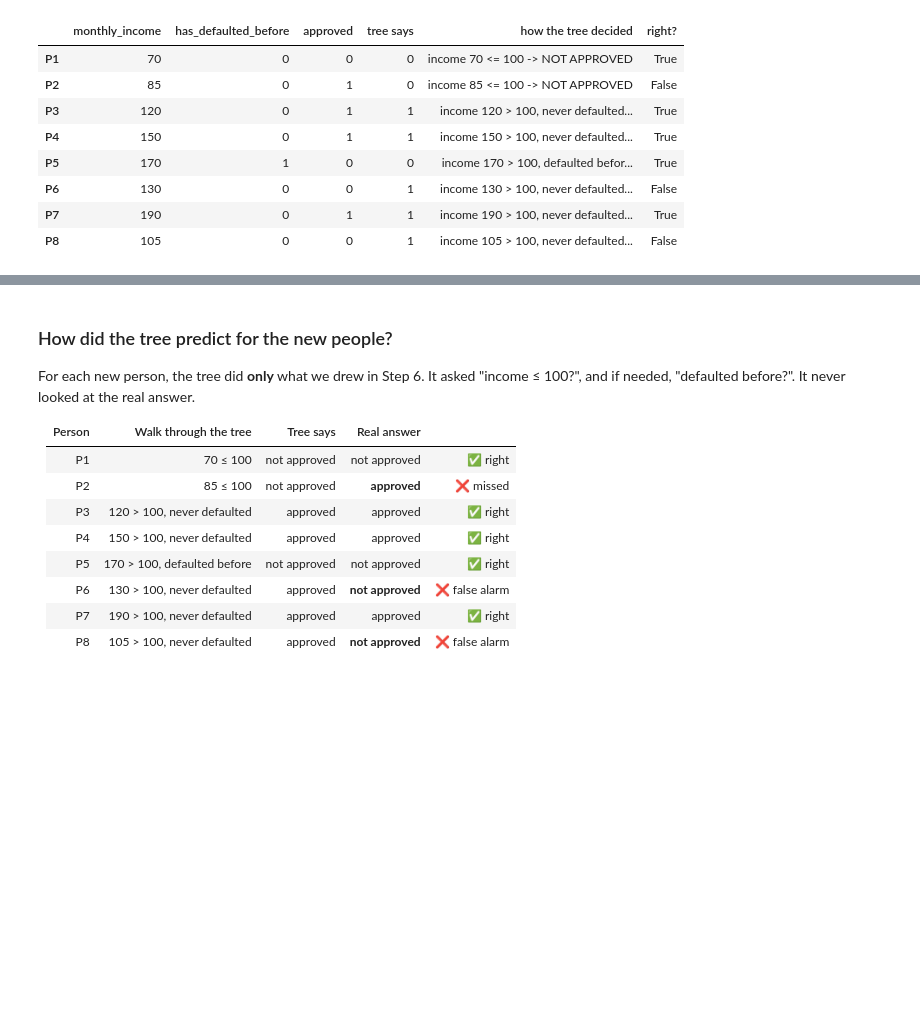
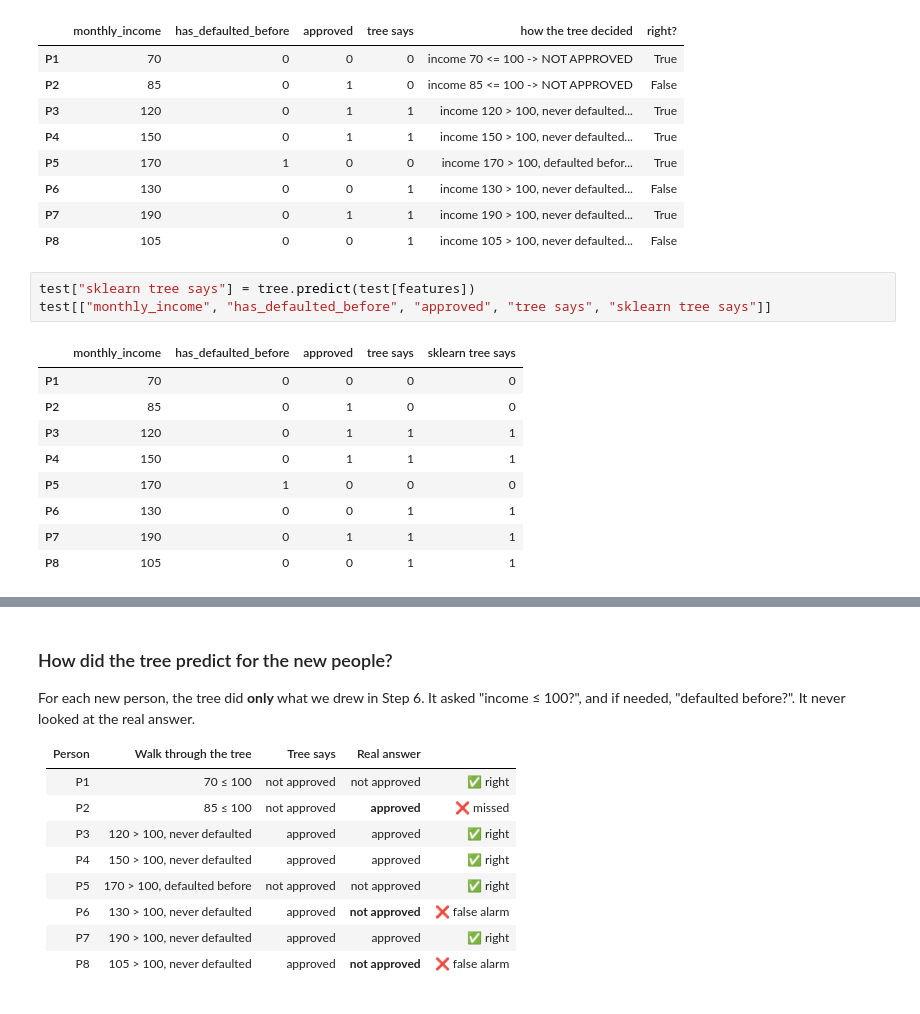
Before and after one commit to sameermakhanii/Python-for-AI-me, a Jupyter notebook: notebooks/Week 4/Day 20/Day_20_Decision_Tree_By_Hand_TEST.ipynb, the cells around one changed output, grey strips where cells are left out. Drawn from its saved outputs; the diff is of its cells as text; blank space fills up the shorter version.

```diff
--- a/notebooks/Week 4/Day 20/Day_20_Decision_Tree_By_Hand_TEST.ipynb
+++ b/notebooks/Week 4/Day 20/Day_20_Decision_Tree_By_Hand_TEST.ipynb
@@ -333,3 +337,16 @@ test
 | P6 | 130 | 0 | 0 | 1 | income 130 > 100, never defaulted... | False |
 | P7 | 190 | 0 | 1 | 1 | income 190 > 100, never defaulted... | True |
 | P8 | 105 | 0 | 0 | 1 | income 105 > 100, never defaulted... | False |
+# %%
+test["sklearn tree says"] = tree.predict(test[features])
+test[["monthly_income", "has_defaulted_before", "approved", "tree says", "sklearn tree says"]]
+# %% [output]
+|  | monthly_income | has_defaulted_before | approved | tree says | sklearn tree says |
+| P1 | 70 | 0 | 0 | 0 | 0 |
+| P2 | 85 | 0 | 1 | 0 | 0 |
+| P3 | 120 | 0 | 1 | 1 | 1 |
+| P4 | 150 | 0 | 1 | 1 | 1 |
+| P5 | 170 | 1 | 0 | 0 | 0 |
+| P6 | 130 | 0 | 0 | 1 | 1 |
+| P7 | 190 | 0 | 1 | 1 | 1 |
+| P8 | 105 | 0 | 0 | 1 | 1 |
```
Also changed, not shown: parts of 30 cells of this notebook, 1 other file.
